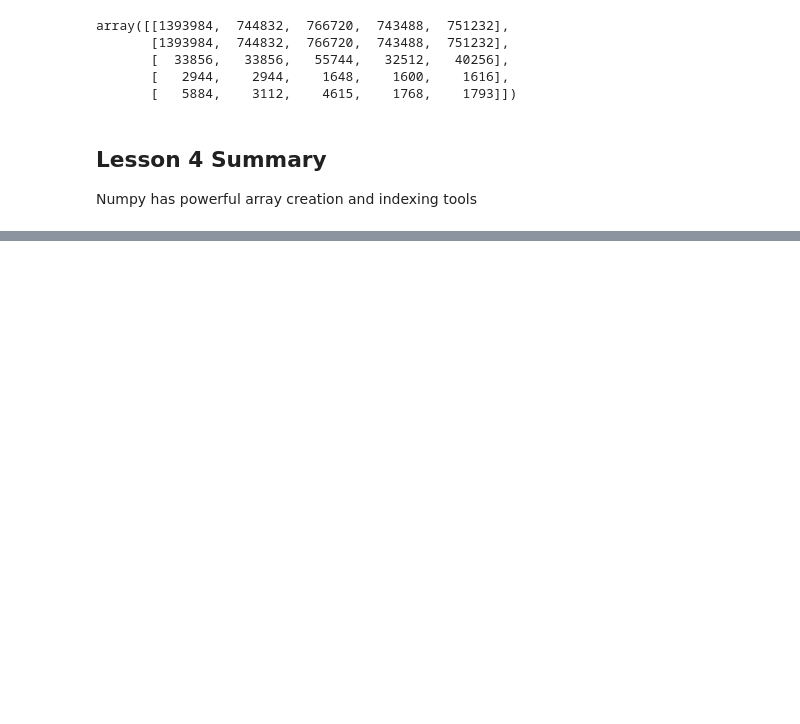
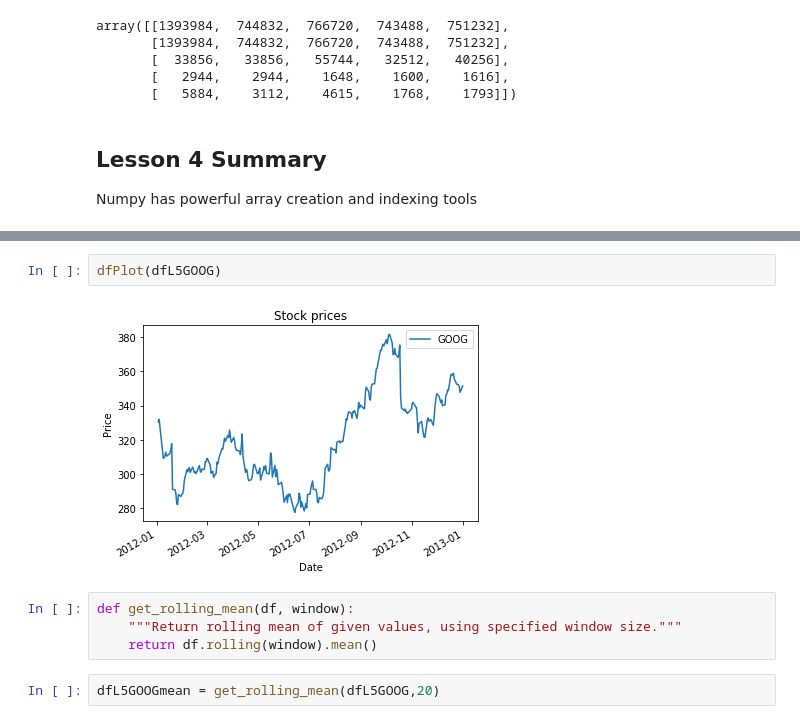
Before and after one commit to Oadegbite/Projects, a Jupyter notebook: UdacityFinacialCourse/TestBox.ipynb, the cells around one changed output, grey strips where cells are left out. Drawn from its saved outputs; the diff is of its cells as text; blank space fills up the shorter version.

```diff
--- a/UdacityFinacialCourse/TestBox.ipynb
+++ b/UdacityFinacialCourse/TestBox.ipynb
@@ -698,0 +787,10 @@ Numpy has powerful array creation and indexing tools
+# %%
+dfPlot(dfL5GOOG)
+# %% [output]
+[figure, added]
+# %%
+def get_rolling_mean(df, window):
+    """Return rolling mean of given values, using specified window size."""
+    return df.rolling(window).mean()
+# %%
+dfL5GOOGmean = get_rolling_mean(dfL5GOOG,20)
```
Also changed, not shown: parts of 17 cells of this notebook, 1 other file.
